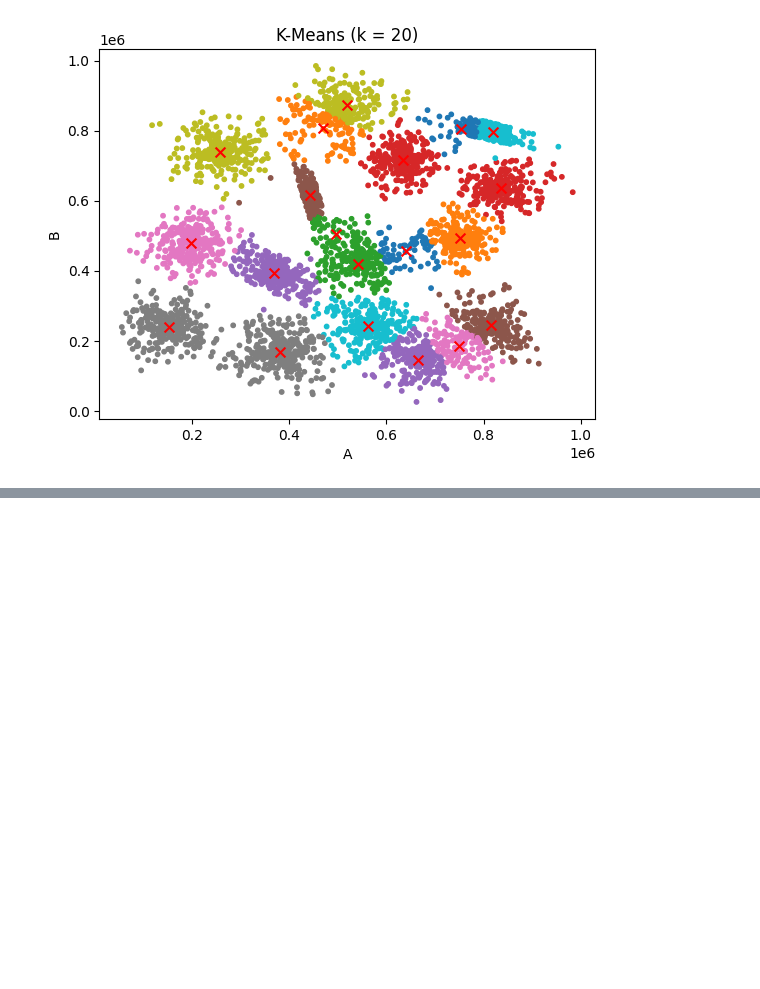
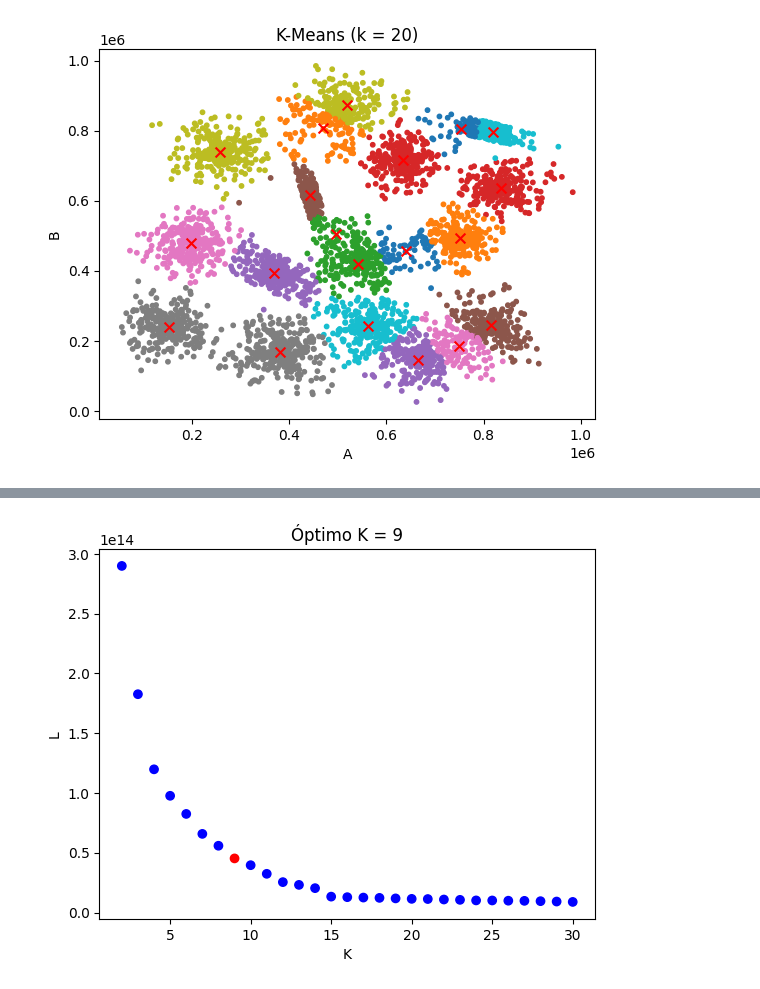
Before and after one commit to NazaGonella/TP04-machine-learning, a Jupyter notebook: Gonella_Nazareno_Notebook_TP4.ipynb, the cells around one changed output, grey strips where cells are left out. Saved outputs shown, nothing was run; the diff lists cells and outputs as text; code cells hidden in the pictures; blank space fills up the shorter version.

```diff
--- a/Gonella_Nazareno_Notebook_TP4.ipynb
+++ b/Gonella_Nazareno_Notebook_TP4.ipynb
@@ -37,11 +37,11 @@ memory usage: 78.2 KB
 # %%
 X : np.ndarray = clustering_df.to_numpy()
 k_means_01 : models.KMeans = models.KMeans(X, 20)
-k_means_01.fit_centroids()
+k_means_01.fit_centroids(print_iterations=True)
 print("")
 print("CENTROIDES")
 for c, i in zip(k_means_01.mu, range(1, len(k_means_01.mu) + 1)):
-    print(f"k = {i} | A: {c[0]}, B: {c[1]}")
+    print(f"Cluster = {i:02d} | A: {c[0]}, B: {c[1]}")
 # %% [output]
 done at iteration  34
 
@@ -95,0 +82,26 @@ done at iteration  45
+# %%
+valores_k_np = np.array(valores_k)
+losses_k_np = np.array(losses_k)
+
+p1 = np.array([valores_k_np[0], losses_k_np[0]])
+p2 = np.array([valores_k_np[-1], losses_k_np[-1]])
+line_vec = p2 - p1
+line_vec_norm = line_vec / np.linalg.norm(line_vec)
+
+def distance_to_line(p):
+    vec = p - p1
+    proj = np.dot(vec, line_vec_norm) * line_vec_norm
+    return np.linalg.norm(vec - proj)
+
+distances = np.array([distance_to_line(np.array([valores_k_np[i], losses_k_np[i]])) for i in range(len(valores_k_np))])
+k_opt = valores_k_np[np.argmax(distances)]
+
+colors : list[float] = ['red' if k == k_opt else 'blue' for k in valores_k_np]
+
+plt.scatter(valores_k_np, losses_k_np, c=colors)
+plt.xlabel("K")
+plt.ylabel("L")
+plt.title(f"Óptimo K = {k_opt}")
+plt.show()
+# %% [output]
+[figure, added]
```
Also changed, not shown: parts of 2 cells of this notebook, 2 other files.
